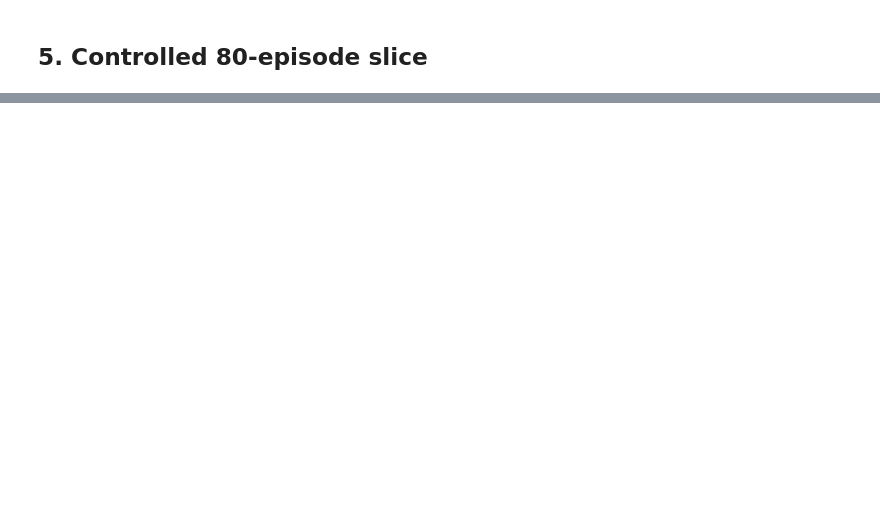
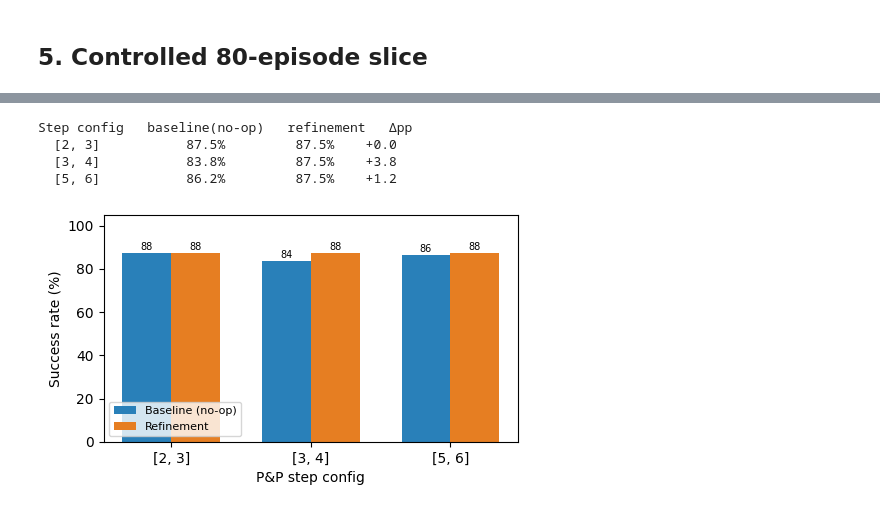
Before and after one commit to ArjunS07/cs159-sp26, a Jupyter notebook: final/01_run_experiments.ipynb, the cells around one changed output, grey strips where cells are left out. Saved outputs shown, nothing was run; the diff lists cells and outputs as text; code cells hidden in the pictures; blank space fills up the shorter version.

```diff
--- a/final/01_run_experiments.ipynb
+++ b/final/01_run_experiments.ipynb
@@ -1835,0 +1853,33 @@ else:
+# %%
+# Aggregate SR per step config: compare refinement vs uncertainty_only (=baseline no-op)
+base = (df[df.method=='pnp_uncertainty_only']
+        .groupby('pnp_step_indices')['success'].mean())
+ref  = (df[df.method=='pnp_refinement']
+        .groupby('pnp_step_indices')['success'].mean())
+
+cfgs = ['[2, 3]', '[3, 4]', '[5, 6]']
+base_sr = [base.get(c, np.nan)*100 for c in cfgs]
+ref_sr  = [ref.get(c,  np.nan)*100 for c in cfgs]
+
+print('Step config   baseline(no-op)   refinement   Δpp')
+for c, b, r in zip(cfgs, base_sr, ref_sr):
+    print(f'  {c:<10} {b:>10.1f}%     {r:>8.1f}%   {r-b:>+5.1f}')
+
+x = np.arange(len(cfgs)); w = 0.35
+fig, ax = plt.subplots(figsize=(5, 3))
+ax.bar(x - w/2, base_sr, w, label='Baseline (no-op)', color='#2980b9')
+ax.bar(x + w/2, ref_sr,  w, label='Refinement',       color='#e67e22')
+for xi, (b, r) in enumerate(zip(base_sr, ref_sr)):
+    ax.text(xi - w/2, b + 0.5, f'{b:.0f}', ha='center', va='bottom', fontsize=7)
+    ax.text(xi + w/2, r + 0.5, f'{r:.0f}', ha='center', va='bottom', fontsize=7)
+ax.set_xticks(x); ax.set_xticklabels(cfgs)
+ax.set_xlabel('P&P step config'); ax.set_ylabel('Success rate (%)')
+ax.set_ylim(0, 105); ax.legend(fontsize=8)
+plt.tight_layout(); plt.savefig(os.path.join(FIGURES_DIR,'libero_config_sweep.pdf'),
+                                bbox_inches='tight'); plt.show()
+# %% [output]
+Step config   baseline(no-op)   refinement   Δpp
+  [2, 3]           87.5%         87.5%    +0.0
+  [3, 4]           83.8%         87.5%    +3.8
+  [5, 6]           86.2%         87.5%    +1.2
+[figure, added]
```
Also changed, not shown: parts of 14 cells of this notebook, 2 other files.
